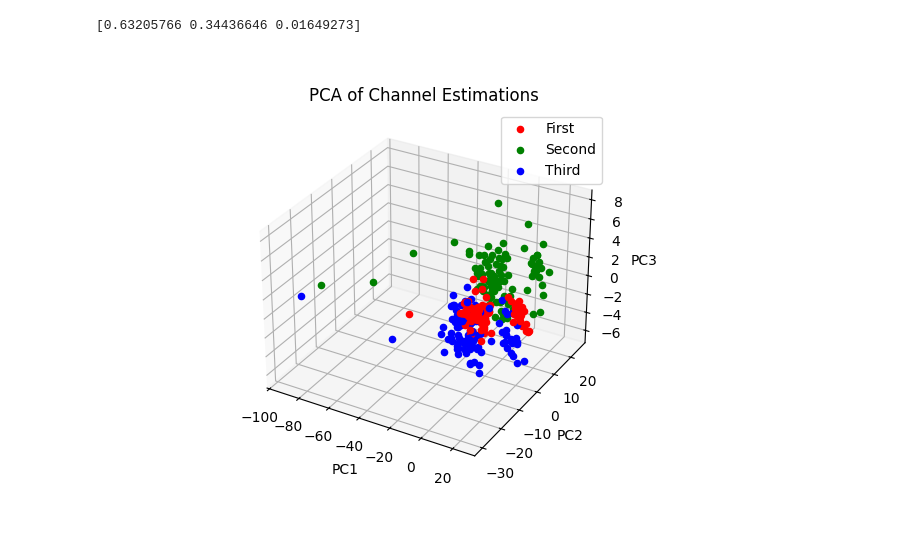
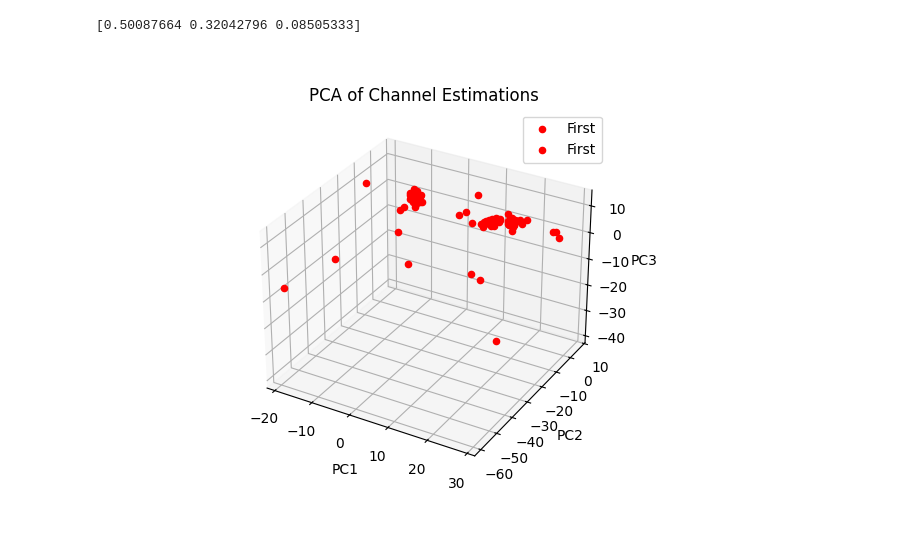
Before and after one commit to roryschram/masters, a Jupyter notebook: jupyter/main.ipynb, the cells around one changed output. Drawn from its saved outputs; the diff is of its cells as text; code cells hidden in the pictures.

```diff
--- a/jupyter/main.ipynb
+++ b/jupyter/main.ipynb
@@ -16,14 +16,13 @@ channel_ests = []
 
 fig, axs = plt.subplots()
 
-for i in range(1,301,1):
+for i in range(1,101,1):
     input = np.load("../masters_large_data/received_data/multi_receive/channel_estimations/channel_est"+str(i)+".npy")
-    print(input)
     channel_ests.append(input)
     axs.plot(input,color='orange')
 
 axs.set_ybound(0.0,1.1)
-axs.set_title("200 Channel Estimations")
+axs.set_title("100 Channel Estimations")
 axs.set_xlabel("Channels")
 axs.set_ylabel("Channel Est")
 plt.show()
@@ -49,11 +48,10 @@ plt.show()
 # %%
 # Parameters
-num_captures = 300
+num_captures = 100
 window_size =  320 # We'll use the first 8192 samples of each
 labels = (
     ['First'] * 100 +
-    ['Second'] * 100 +
-    ['Third'] * 100
+    ['Second'] * 100
 )
 
 X = []
@@ -70,34 +68,34 @@ X = []
 X = np.array(channel_ests)
 
 
 # Standardize features
 scaler = StandardScaler()
 X_scaled = scaler.fit_transform(X)
 
 # Apply PCA
 pca = PCA(n_components=3)
 X_pca = pca.fit_transform(X_scaled)
 
 print(pca.explained_variance_ratio_)
 
 # Plotting
 fig = plt.figure()
 ax = fig.add_subplot(projection='3d')
 
-color_map = {'First': 'r', 'Second': 'g', 'Third': 'b'}
+color_map = {'First': 'r', 'Second': 'g'}
 
 for i in range(len(X_pca)):
     ax.scatter(X_pca[i, 0], X_pca[i, 1], X_pca[i, 2],
                color=color_map[labels[i]],
-               label=labels[i] if i % 100 == 0 else "")  # Avoid repeated labels
+               label=labels[i] if i % 50 == 0 else "")  # Avoid repeated labels
 
 ax.set_xlabel('PC1')
 ax.set_ylabel('PC2')
 ax.set_zlabel('PC3')
 ax.set_title("PCA of Channel Estimations")
 # ax.view_init(elev=, azim=0)  # ← change perspective to top-down
 ax.legend()
 plt.show()
 # %% [output]
-[0.63205766 0.34436646 0.01649273]
+[0.50087664 0.32042796 0.08505333]
-[figure, old version]
+[figure, new version]
```
Also changed, not shown: parts of 1 cell of this notebook, 7 other files.
